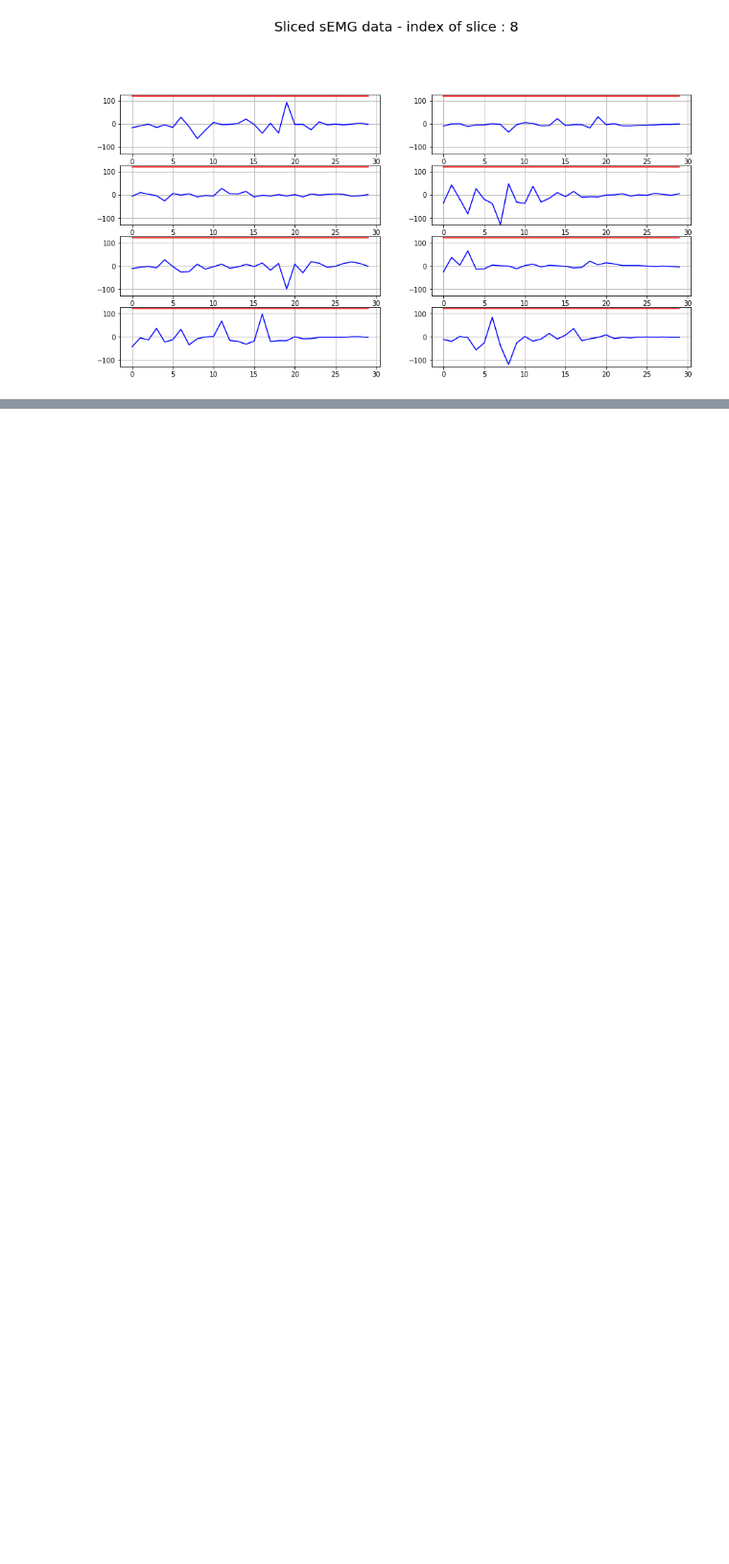
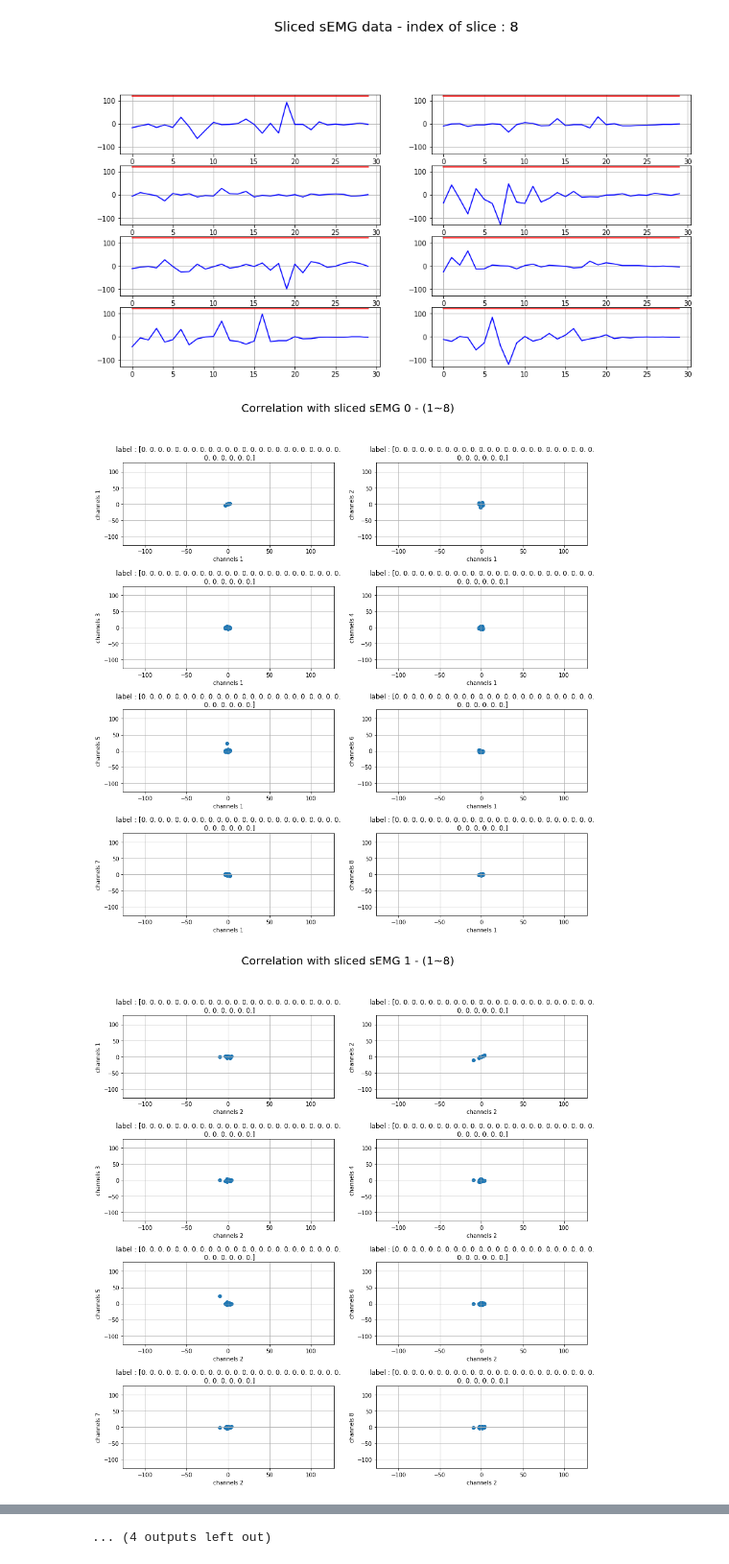
Before and after one commit to ssaru/TIL, a Jupyter notebook: Artificial_Intelligence/Signal_processing/Nonlinear correlation coefficient.ipynb, the cells around one changed output, grey strips where cells are left out. Shown at 96% size. Drawn from its saved outputs; the diff is of its cells as text; code cells hidden in the pictures; blank space fills up the shorter version.

```diff
--- a/Artificial_Intelligence/Signal_processing/Nonlinear correlation coefficient.ipynb
+++ b/Artificial_Intelligence/Signal_processing/Nonlinear correlation coefficient.ipynb
@@ -117,21 +116,25 @@ number of sliced sEMG : 9
 [figure]
 # %%
 for i in range(num_slicedEMG):
-
+    if i == 2:
+        break
     for j in range(sensor_channels):
         fig = plt.figure(figsize=(15, 15))
         fig.suptitle("Correlation with sliced sEMG {} - (1~8)".format(j), fontsize=20)
 
         for k in range(sensor_channels):
             arg = "{}2".format(str(math.ceil(sensor_channels/2))) + str(k+1)
             plt.subplot(arg)
             plt.scatter(sEMGs[j][i], sEMGs[k][i])
             plt.xlabel("channels {}".format(j+1))
             plt.ylabel("channels {}".format(k+1))
             plt.title("label : {}".format(yhats[j][i]))
             plt.xlim([-127, 128])
             plt.ylim([-127, 128])
             plt.grid()
             plt.subplots_adjust(hspace=0.5)
 
         plt.show()
+# %% [output]
+[figure, added]
+[figure, added]
@@ -138,3 +151,4 @@ for i in range(num_slicedEMG):
+... (4 outputs left out)
 # %% [markdown]
 # Linear correlation coefficient r
 
```
Also changed, not shown: parts of 7 cells of this notebook.
